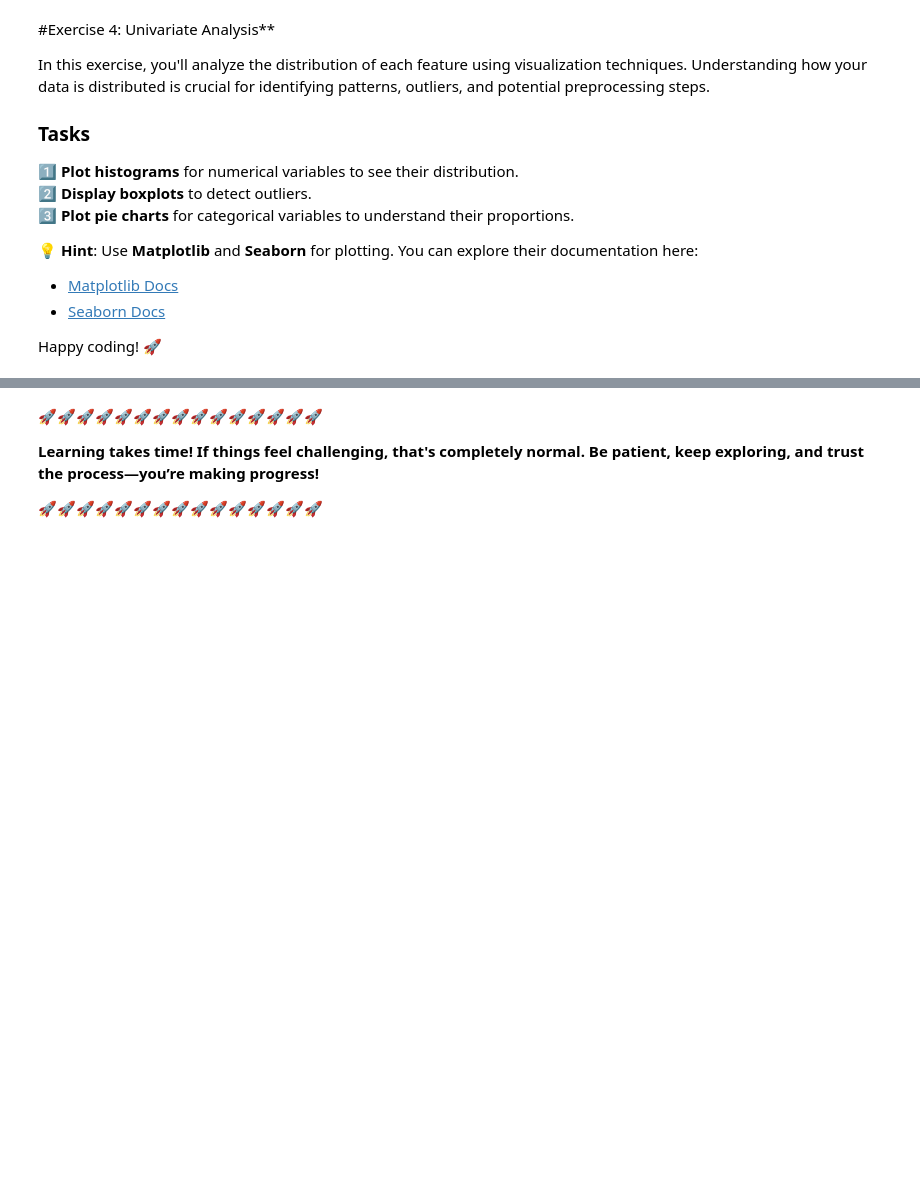
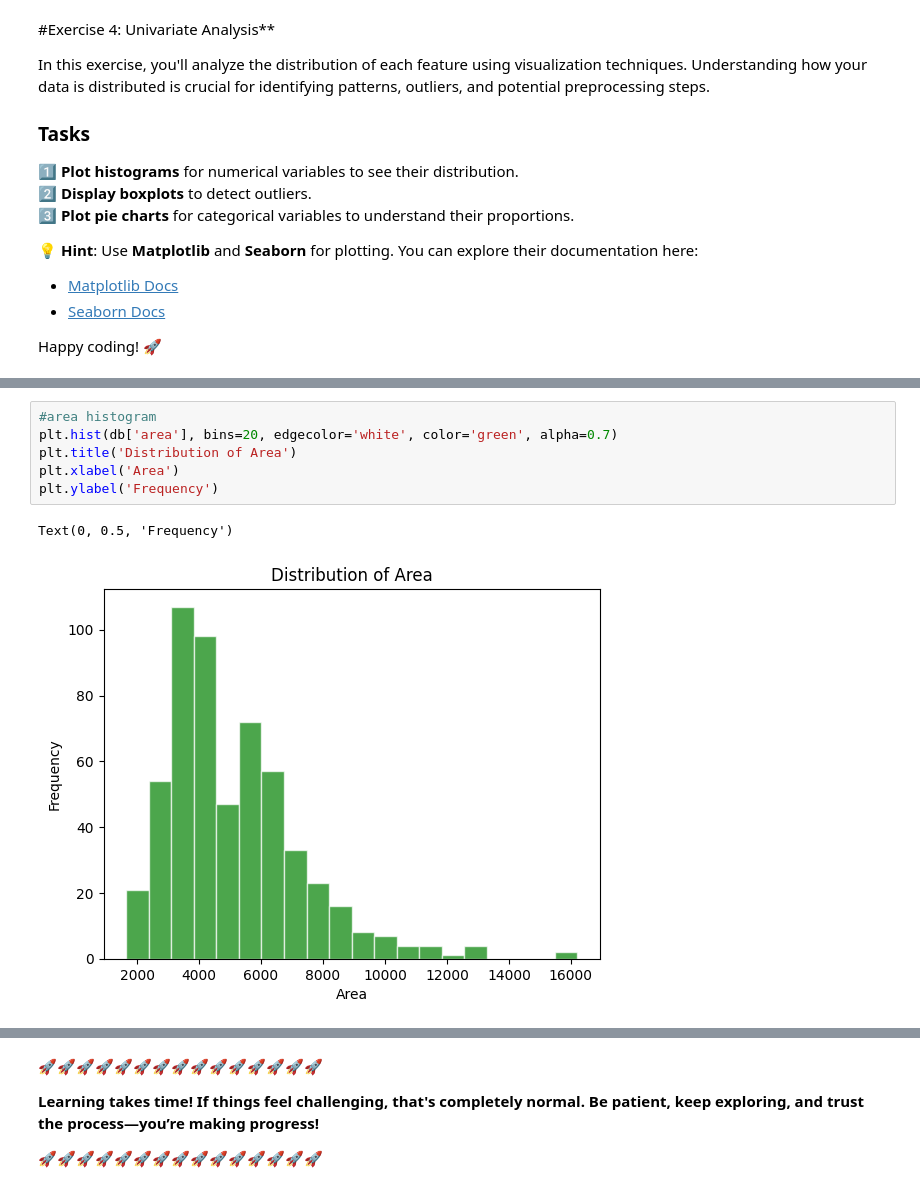
Before and after one commit to Hiba-chokri/Entry-Level-ML-Engineer-Bootcamp, a Jupyter notebook: week01/notebook.ipynb, the cells around one changed output, grey strips where cells are left out. Drawn from its saved outputs; the diff is of its cells as text; blank space fills up the shorter version.

```diff
--- a/week01/notebook.ipynb
+++ b/week01/notebook.ipynb
@@ -456,0 +468,9 @@ Happy coding! 🚀
+# %%
+#area histogram
+plt.hist(db['area'], bins=20, edgecolor='white', color='green', alpha=0.7)
+plt.title('Distribution of Area')
+plt.xlabel('Area')
+plt.ylabel('Frequency')
+# %% [output]
+Text(0, 0.5, 'Frequency')
+[figure, added]
```
Also changed, not shown: parts of 22 cells of this notebook, 1 other file.
